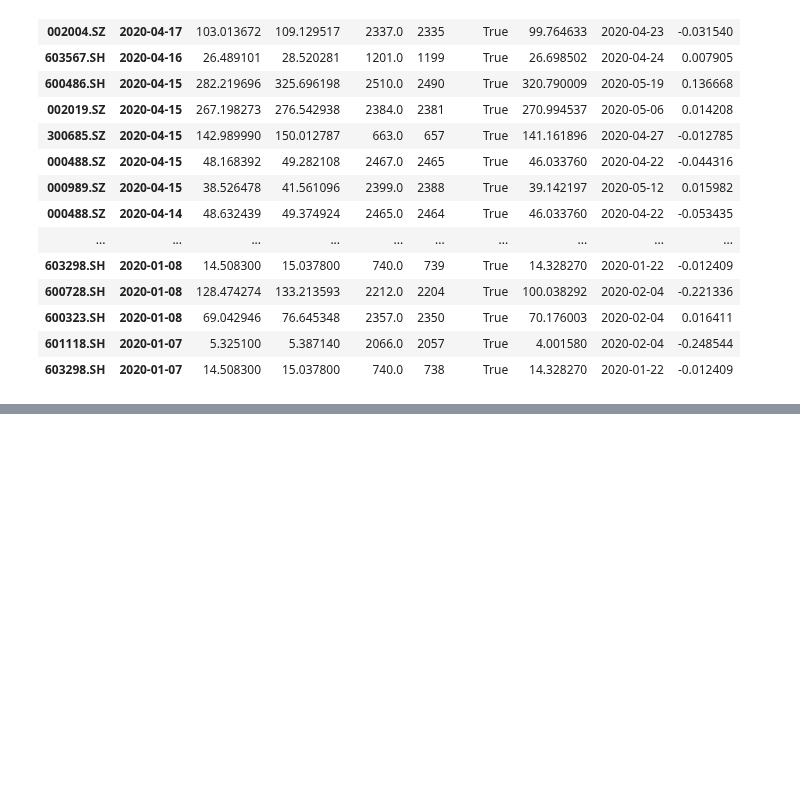
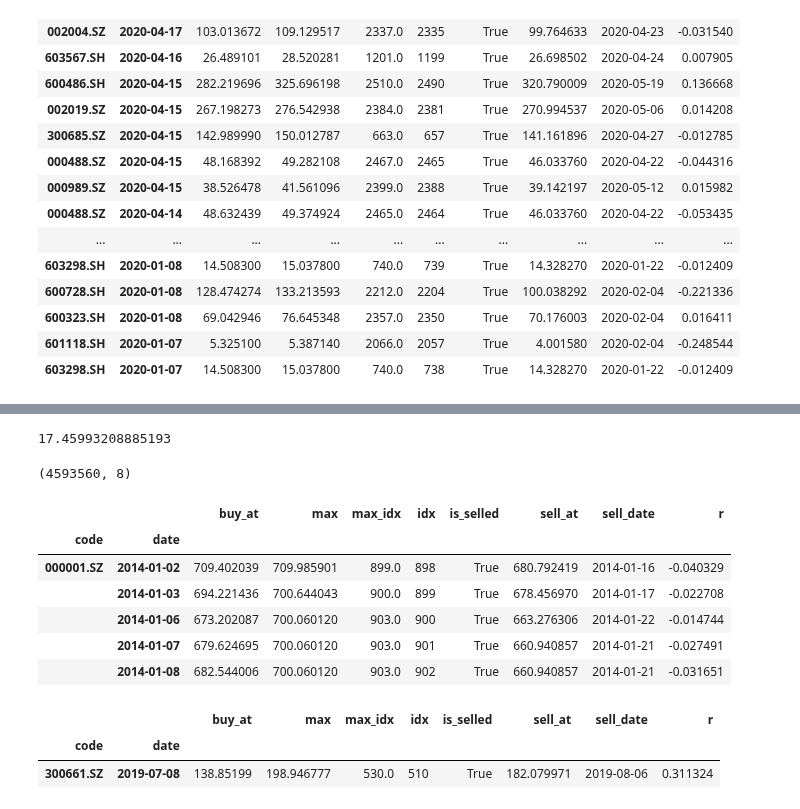
Before and after one commit to Bantorra0/Quant, a Jupyter notebook: Untitled1.ipynb, the cells around one changed output, grey strips where cells are left out. Saved outputs shown, nothing was run; the diff lists cells and outputs as text; code cells hidden in the pictures; blank space fills up the shorter version.

```diff
--- a/Untitled1.ipynb
+++ b/Untitled1.ipynb
@@ -473,0 +555,23 @@ tmp[tmp['r'].notnull()].head(100)
+# %%
+start_date = '-'.join([str(start)[:4],str(start)[4:6],str(start)[6:8]])
+t0 = time.time()
+df_r = pd.read_parquet(r"database\return_spc_5%_30%_20_8_inf%").loc[idx[:,start_date:],:].sort_index()
+print(time.time()-t0)
+df_r.shape
+df_r.head()
+# %% [output]
+17.45993208885193
+(4593560, 8)
+|  |  | buy_at | max | max_idx | idx | is_selled | sell_at | sell_date | r |
+| code | date |  |  |  |  |  |  |  |  |
+| 000001.SZ | 2014-01-02 | 709.402039 | 709.985901 | 899.0 | 898 | True | 680.792419 | 2014-01-16 | -0.040329 |
+|  | 2014-01-03 | 694.221436 | 700.644043 | 900.0 | 899 | True | 678.456970 | 2014-01-17 | -0.022708 |
+|  | 2014-01-06 | 673.202087 | 700.060120 | 903.0 | 900 | True | 663.276306 | 2014-01-22 | -0.014744 |
+|  | 2014-01-07 | 679.624695 | 700.060120 | 903.0 | 901 | True | 660.940857 | 2014-01-21 | -0.027491 |
+|  | 2014-01-08 | 682.544006 | 700.060120 | 903.0 | 902 | True | 660.940857 | 2014-01-21 | -0.031651 |
+# %%
+df_r.loc[idx['300661.SZ','2019-07-08'],:]
+# %% [output]
+|  |  | buy_at | max | max_idx | idx | is_selled | sell_at | sell_date | r |
+| code | date |  |  |  |  |  |  |  |  |
+| 300661.SZ | 2019-07-08 | 138.85199 | 198.946777 | 530.0 | 510 | True | 182.079971 | 2019-08-06 | 0.311324 |
```
Also changed, not shown: parts of 7 cells of this notebook, 2 other files.
